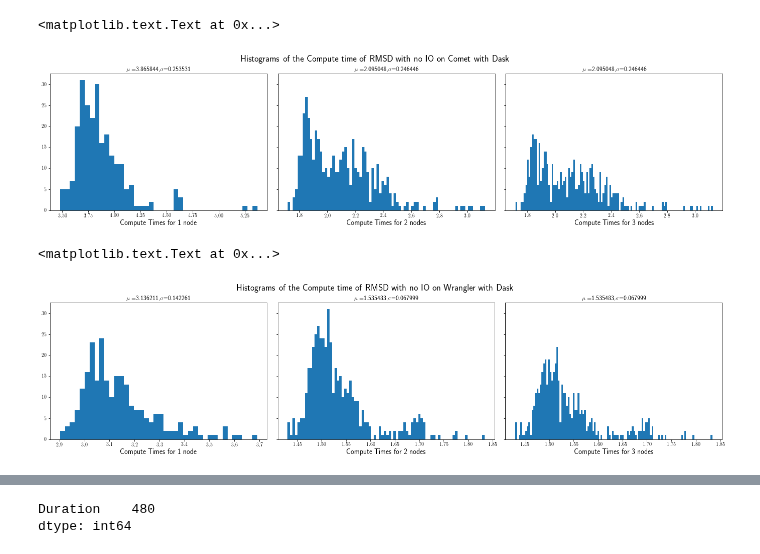
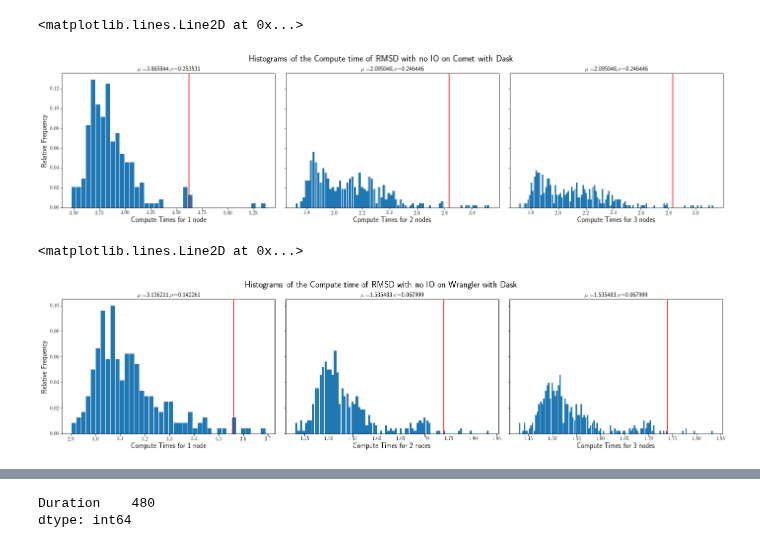
Before and after one commit to radical-experiments/midas_exps, a Jupyter notebook: RMSD-MDAnalysis/ComputeStragglersFrequencyNoIO.ipynb, the cells around one changed output, grey strips where cells are left out. Cells and saved outputs as stored; diff of their text form; code cells hidden in the pictures.

```diff
--- a/RMSD-MDAnalysis/ComputeStragglersFrequencyNoIO.ipynb
+++ b/RMSD-MDAnalysis/ComputeStragglersFrequencyNoIO.ipynb
@@ -182,15 +273,35 @@ axes[2].set_xlabel('Compute Times for 3 nodes',fontsize=14)
+# %%
+histCometDask1,edgesCometDask1 = np.histogram((comet_dask1/1000.0)['Duration'].values,bins=40)
+histCometDask2,edgesCometDask2 = np.histogram((comet_dask2/1000.0)['Duration'].values,bins=80)
+histCometDask3,edgesCometDask3 = np.histogram((comet_dask3/1000.0)['Duration'].values,bins=120)
+
+histCometDask1 = histCometDask1/len((comet_dask1)['Duration'].values)
+widthCometDask1 = 0.9 * (edgesCometDask1[1] - edgesCometDask1[0])
+centerCometDask1 = (edgesCometDask1[:-1] + edgesCometDask1[1:]) / 2
+
+histCometDask2 = histCometDask2/len((comet_dask2)['Duration'].values)
+widthCometDask2 = 0.9 * (edgesCometDask2[1] - edgesCometDask2[0])
+centerCometDask2 = (edgesCometDask2[:-1] + edgesCometDask2[1:]) / 2
+
+histCometDask3 = histCometDask3/len((comet_dask3)['Duration'].values)
+widthCometDask3 = 0.9 * (edgesCometDask3[1] - edgesCometDask3[0])
+centerCometDask3 = (edgesCometDask3[:-1] + edgesCometDask3[1:]) / 2
 # %%
 fig,axes = plt.subplots(nrows=1,ncols=3, sharex=False,sharey=True,figsize=[24,5],gridspec_kw={'wspace':0.05, 'hspace':0.05})
-axes[0].hist((comet_dask1)['Duration'].values/1000.0,40)
-axes[1].hist((comet_dask2)['Duration'].values/1000.0,80)
-axes[2].hist((comet_dask3)['Duration'].values/1000.0,120)
+axes[0].bar(centerCometDask1, histCometDask1, align='center', width=widthCometDask1)
+axes[1].bar(centerCometDask2, histCometDask2, align='center', width=widthCometDask2)
+axes[2].bar(centerCometDask3, histCometDask3, align='center', width=widthCometDask3)
 fig.suptitle('Histograms of the Compute time of RMSD with no IO on Comet with Dask',fontsize=18)
 axes[0].set_title('$\mu=$%f,$\sigma$=%f'%((comet_dask1/1000.0)['Duration'].mean(),(comet_dask1/1000.0)['Duration'].std()),fontsize=12)
 axes[1].set_title('$\mu=$%f,$\sigma$=%f'%((comet_dask2/1000.0)['Duration'].mean(),(comet_dask2/1000.0)['Duration'].std()),fontsize=12)
 axes[2].set_title('$\mu=$%f,$\sigma$=%f'%((comet_dask3/1000.0)['Duration'].mean(),(comet_dask3/1000.0)['Duration'].std()),fontsize=12)
 axes[0].set_xlabel('Compute Times for 1 node', fontsize=14)
 axes[1].set_xlabel('Compute Times for 2 nodes',fontsize=14)
 axes[2].set_xlabel('Compute Times for 3 nodes',fontsize=14)
+axes[0].set_ylabel('Relative Frequency',fontsize=14)
+axes[0].axvline(x=((comet_dask1/1000.0)['Duration'].mean()+3*(comet_dask1/1000.0)['Duration'].std()),color='red')
+axes[1].axvline(x=((comet_dask2/1000.0)['Duration'].mean()+3*(comet_dask2/1000.0)['Duration'].std()),color='red')
+axes[2].axvline(x=((comet_dask3/1000.0)['Duration'].mean()+3*(comet_dask3/1000.0)['Duration'].std()),color='red')
 # %% [output]
-<matplotlib.text.Text at 0x...>
+<matplotlib.lines.Line2D at 0x...>
-[figure, old version]
+[figure, new version]
@@ -197,8 +324,8 @@ axes[2].set_xlabel('Compute Times for 3 nodes',fontsize=14)
 # %%
 fig,axes = plt.subplots(nrows=1,ncols=3, sharex=False,sharey=True,figsize=[24,5],gridspec_kw={'wspace':0.05, 'hspace':0.05})
-axes[0].hist((wrangler_dask1)['Duration'].values/1000.0,40)
-axes[1].hist((wrangler_dask2)['Duration'].values/1000.0,80)
-axes[2].hist((wrangler_dask3)['Duration'].values/1000.0,120)
+axes[0].bar(centerWranglerDask1, histWranglerDask1, align='center', width=widthWranglerDask1)
+axes[1].bar(centerWranglerDask2, histWranglerDask2, align='center', width=widthWranglerDask2)
+axes[2].bar(centerWranglerDask3, histWranglerDask3, align='center', width=widthWranglerDask3)
 fig.suptitle('Histograms of the Compute time of RMSD with no IO on Wrangler with Dask',fontsize=18)
 axes[0].set_title('$\mu=$%f,$\sigma$=%f'%((wrangler_dask1/1000.0)['Duration'].mean(),(wrangler_dask1/1000.0)['Duration'].std()),fontsize=12)
 axes[1].set_title('$\mu=$%f,$\sigma$=%f'%((wrangler_dask2/1000.0)['Duration'].mean(),(wrangler_dask2/1000.0)['Duration'].std()),fontsize=12)
@@ -206,6 +333,10 @@ axes[2].set_title('$\mu=$%f,$\sigma$=%f'%((wrangler_dask3/1000.0)['Duration'].me
 axes[0].set_xlabel('Compute Times for 1 node', fontsize=14)
 axes[1].set_xlabel('Compute Times for 2 nodes',fontsize=14)
 axes[2].set_xlabel('Compute Times for 3 nodes',fontsize=14)
+axes[0].set_ylabel('Relative Frequency',fontsize=14)
+axes[0].axvline(x=((wrangler_dask1/1000.0)['Duration'].mean()+3*(wrangler_dask1/1000.0)['Duration'].std()),color='red')
+axes[1].axvline(x=((wrangler_dask2/1000.0)['Duration'].mean()+3*(wrangler_dask2/1000.0)['Duration'].std()),color='red')
+axes[2].axvline(x=((wrangler_dask3/1000.0)['Duration'].mean()+3*(wrangler_dask3/1000.0)['Duration'].std()),color='red')
 # %% [output]
-<matplotlib.text.Text at 0x...>
+<matplotlib.lines.Line2D at 0x...>
-[figure, old version]
+[figure, new version]
```
Also changed, not shown: parts of 19 cells of this notebook, 1 other file.
